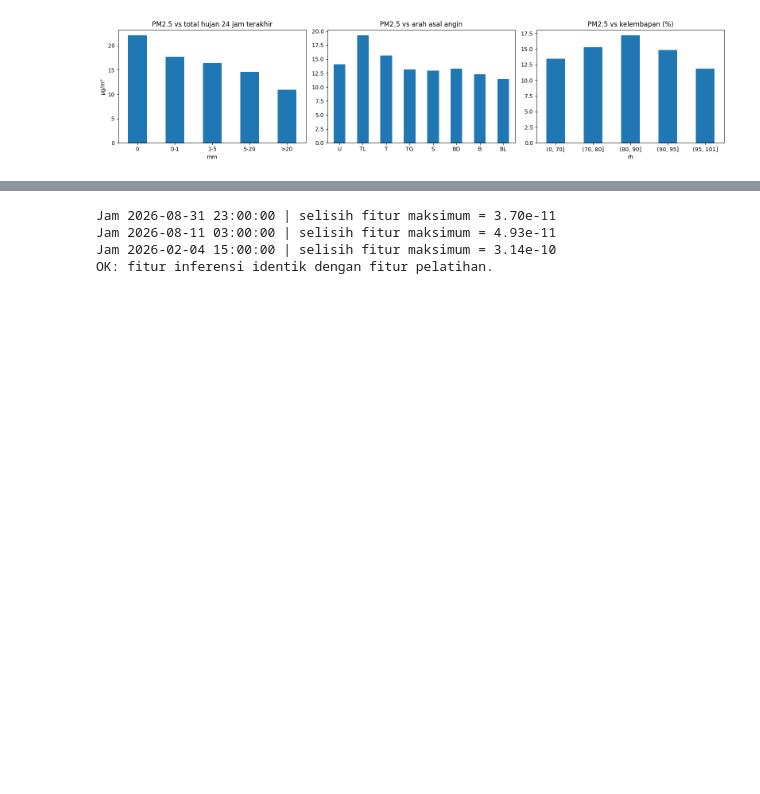
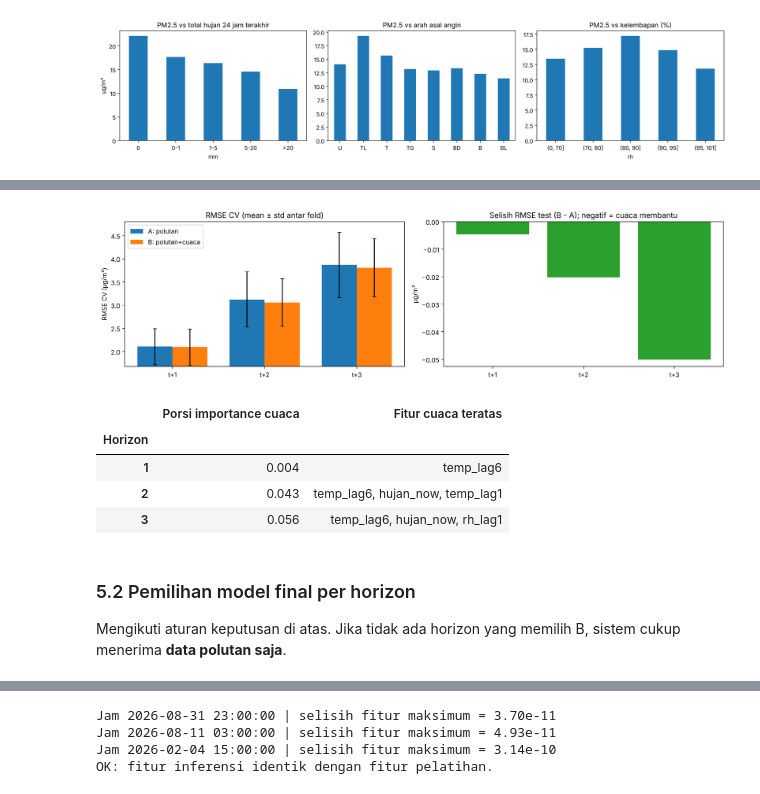
Before and after one commit to LyviaPutri/AirQuality, a Jupyter notebook: backend/Air_Quality_clean.ipynb, the cells around one changed output, grey strips where cells are left out. Cells and saved outputs as stored; diff of their text form; code cells hidden in the pictures; blank space fills up the shorter version.

```diff
--- a/backend/Air_Quality_clean.ipynb
+++ b/backend/Air_Quality_clean.ipynb
@@ -850,0 +459,21 @@ Dua pemeriksaan sebelum model dihubungkan ke dashboard:
+# %%
+rows = []
+for h in HORIZONS:
+    y = f'y_{h}h'
+    fa = cv_fold[(cv_fold.Versi == 'A') & (cv_fold.Horizon == h) & (cv_fold.K == models['A'][h]['K'])].sort_values('Fold')['RMSE'].values
+    fb = cv_fold[(cv_fold.Versi == 'B') & (cv_fold.Horizon == h) & (cv_fold.K == models['B'][h]['K'])].sort_values('Fold')['RMSE'].values
+    te_a = rmse_f(test[y], models['A'][h]['XGBoost'].predict(test[models['A'][h]['features']]))
+    te_b = rmse_f(test[y], models['B'][h]['XGBoost'].predict(test[models['B'][h]['features']]))
+    n_cuaca = sum(c in COLS_CUACA for c in models['B'][h]['features'])
+    menang = int((fb < fa).sum())
+    pakai_b = (menang >= 3) and (te_b < te_a)
+    rows.append({'Horizon': h,
+                 'CV A (mean)': fa.mean(), 'CV A (std)': fa.std(ddof=1),
+                 'CV B (mean)': fb.mean(), 'CV B (std)': fb.std(ddof=1),
+                 'Fold B menang': f'{menang}/5',
+                 'Test A': te_a, 'Test B': te_b, 'Selisih test (B-A)': te_b - te_a,
+                 'Fitur cuaca di B': f'{n_cuaca}/{models["B"][h]["K"]}',
+                 'Keputusan': 'B' if pakai_b else 'A'})
+ablation = pd.DataFrame(rows).set_index('Horizon')
+display(ablation.round(3))
+print('Horizon yang memakai B (polutan+cuaca):', [h for h in HORIZONS if ablation.loc[h, 'Keputusan'] == 'B'])
@@ -850,0 +487,32 @@ Dua pemeriksaan sebelum model dihubungkan ke dashboard:
+# %%
+fig, ax = plt.subplots(1, 2, figsize=(14, 4))
+x = np.arange(len(HORIZONS)); w = 0.38
+ax[0].bar(x - w/2, ablation['CV A (mean)'], w, yerr=ablation['CV A (std)'], capsize=3, label='A: polutan')
+ax[0].bar(x + w/2, ablation['CV B (mean)'], w, yerr=ablation['CV B (std)'], capsize=3, label='B: polutan+cuaca')
+ax[0].set_xticks(x); ax[0].set_xticklabels([f't+{h}' for h in HORIZONS]); ax[0].set_ylabel('RMSE CV (µg/m³)')
+ax[0].set_title('RMSE CV (mean ± std antar fold)'); ax[0].legend()
+ax[0].set_ylim(min(ablation['CV A (mean)'].min(), ablation['CV B (mean)'].min()) * 0.8, None)
+
+ax[1].bar(x, ablation['Selisih test (B-A)'], color=['tab:green' if v < 0 else 'tab:red' for v in ablation['Selisih test (B-A)']])
+ax[1].axhline(0, color='k', lw=0.8)
+ax[1].set_xticks(x); ax[1].set_xticklabels([f't+{h}' for h in HORIZONS])
+ax[1].set_title('Selisih RMSE test (B - A); negatif = cuaca membantu'); ax[1].set_ylabel('µg/m³')
+plt.tight_layout(); plt.show()
+
+# Porsi importance fitur cuaca di model B
+rows = []
+for h in HORIZONS:
+    imp = pd.Series(models['B'][h]['XGBoost'].feature_importances_, index=models['B'][h]['features'])
+    rows.append({'Horizon': h, 'Porsi importance cuaca': imp[imp.index.isin(COLS_CUACA)].sum() / imp.sum(),
+                 'Fitur cuaca teratas': ', '.join(imp[imp.index.isin(COLS_CUACA)].nlargest(3).index)})
+display(pd.DataFrame(rows).set_index('Horizon').round(3))
+# %% [output]
+[figure, added]
+|  | Porsi importance cuaca | Fitur cuaca teratas |
+| Horizon |  |  |
+| 1 | 0.004 | temp_lag6 |
+| 2 | 0.043 | temp_lag6, hujan_now, temp_lag1 |
+| 3 | 0.056 | temp_lag6, hujan_now, rh_lag1 |
+# %% [markdown]
+### 5.2 Pemilihan model final per horizon
+Mengikuti aturan keputusan di atas. Jika tidak ada horizon yang memilih B, sistem cukup menerima **data polutan saja**.
```
Also changed, not shown: parts of 67 cells of this notebook, 8 other files.
